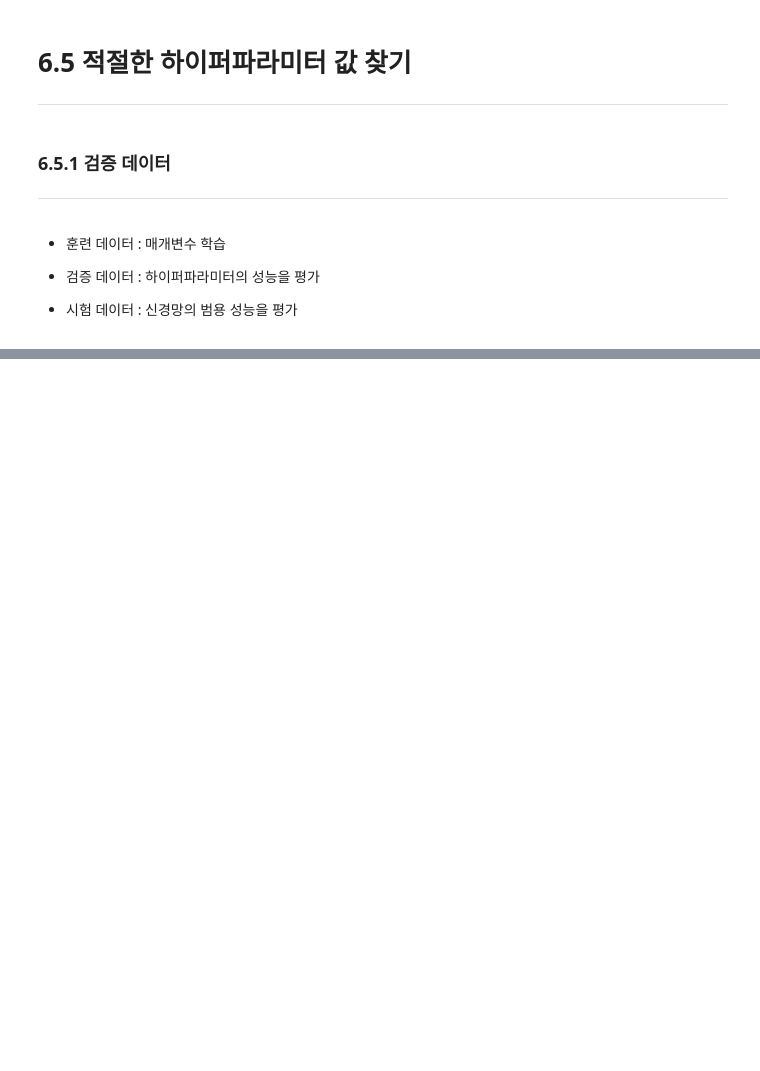
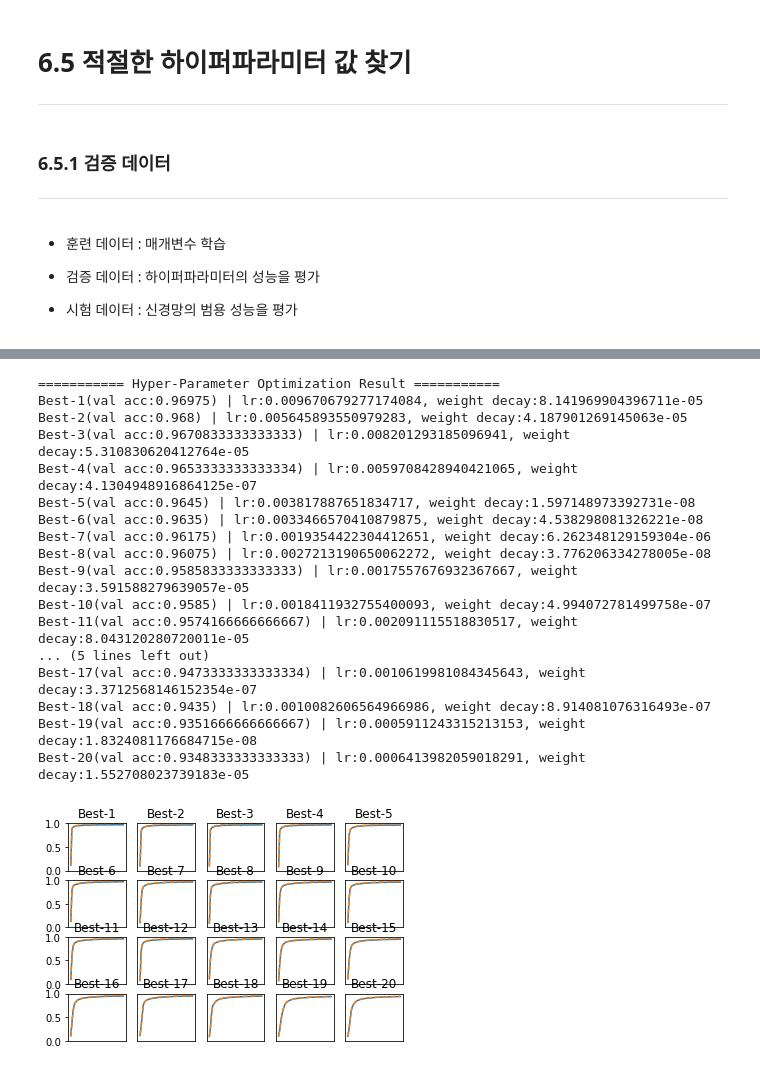
Before and after one commit to irostub/Example-deep-learning-from-scratch, a Jupyter notebook: ch06-LearningRelatedSkills/ch06.ipynb, the cells around one changed output, grey strips where cells are left out. Cells and saved outputs as stored; diff of their text form; code cells hidden in the pictures; blank space fills up the shorter version.

```diff
--- a/ch06-LearningRelatedSkills/ch06.ipynb
+++ b/ch06-LearningRelatedSkills/ch06.ipynb
@@ -183,0 +204,10 @@ t_train = t_train[validation_num:]
+# %%
+for _ in range(optimization_trial):
+    weight_decay = 10 ** np.random.uniform(-8,-4)
+    lr = 10 ** np.random.uniform(-6,-2)
+
+    val_acc_list, train_acc_list = __train(lr, weight_decay)
+    print("val acc:" + str(val_acc_list[-1]) + " | lr:" + str(lr) + ", weight decay:" + str(weight_decay))
+    key = "lr:" + str(lr) + ", weight decay:" + str(weight_decay)
+    results_val[key] = val_acc_list
+    results_train[key] = train_acc_list
@@ -183,0 +232,44 @@ t_train = t_train[validation_num:]
+# %%
+print("=========== Hyper-Parameter Optimization Result ===========")
+graph_draw_num = 20
+col_num = 5
+row_num = int(np.ceil(graph_draw_num / col_num))
+i = 0
+
+for key, val_acc_list in sorted(results_val.items(), key=lambda x: x[1][-1], reverse=True):
+    print("Best-" + str(i+1) + "(val acc:" + str(val_acc_list[-1]) + ") | " + key)
+
+    plt.subplot(row_num, col_num, i+1)
+    plt.title("Best-" + str(i+1))
+    plt.ylim(0.0, 1.0)
+    if i % 5:
+        plt.yticks([])
+    plt.xticks([])
+    x = np.arange(len(val_acc_list))
+    plt.plot(x, val_acc_list)
+    plt.plot(x, results_train[key], "--")
+    i += 1
+
+    if i >= graph_draw_num:
+        break
+
+plt.show()
+# %% [output]
+=========== Hyper-Parameter Optimization Result ===========
+Best-1(val acc:0.96975) | lr:0.009670679277174084, weight decay:8.141969904396711e-05
+Best-2(val acc:0.968) | lr:0.005645893550979283, weight decay:4.187901269145063e-05
+Best-3(val acc:0.9670833333333333) | lr:0.008201293185096941, weight decay:5.310830620412764e-05
+Best-4(val acc:0.9653333333333334) | lr:0.0059708428940421065, weight decay:4.1304948916864125e-07
+Best-5(val acc:0.9645) | lr:0.003817887651834717, weight decay:1.597148973392731e-08
+Best-6(val acc:0.9635) | lr:0.0033466570410879875, weight decay:4.538298081326221e-08
+Best-7(val acc:0.96175) | lr:0.0019354422304412651, weight decay:6.262348129159304e-06
+Best-8(val acc:0.96075) | lr:0.0027213190650062272, weight decay:3.776206334278005e-08
+Best-9(val acc:0.9585833333333333) | lr:0.0017557676932367667, weight decay:3.591588279639057e-05
+Best-10(val acc:0.9585) | lr:0.0018411932755400093, weight decay:4.994072781499758e-07
+Best-11(val acc:0.9574166666666667) | lr:0.002091115518830517, weight decay:8.043120280720011e-05
+... (5 lines left out)
+Best-17(val acc:0.9473333333333334) | lr:0.0010619981084345643, weight decay:3.3712568146152354e-07
+Best-18(val acc:0.9435) | lr:0.0010082606564966986, weight decay:8.914081076316493e-07
+Best-19(val acc:0.9351666666666667) | lr:0.0005911243315213153, weight decay:1.8324081176684715e-08
+Best-20(val acc:0.9348333333333333) | lr:0.0006413982059018291, weight decay:1.552708023739183e-05
+[figure, added]
```
Also changed, not shown: parts of 4 cells of this notebook, 1 other file.
